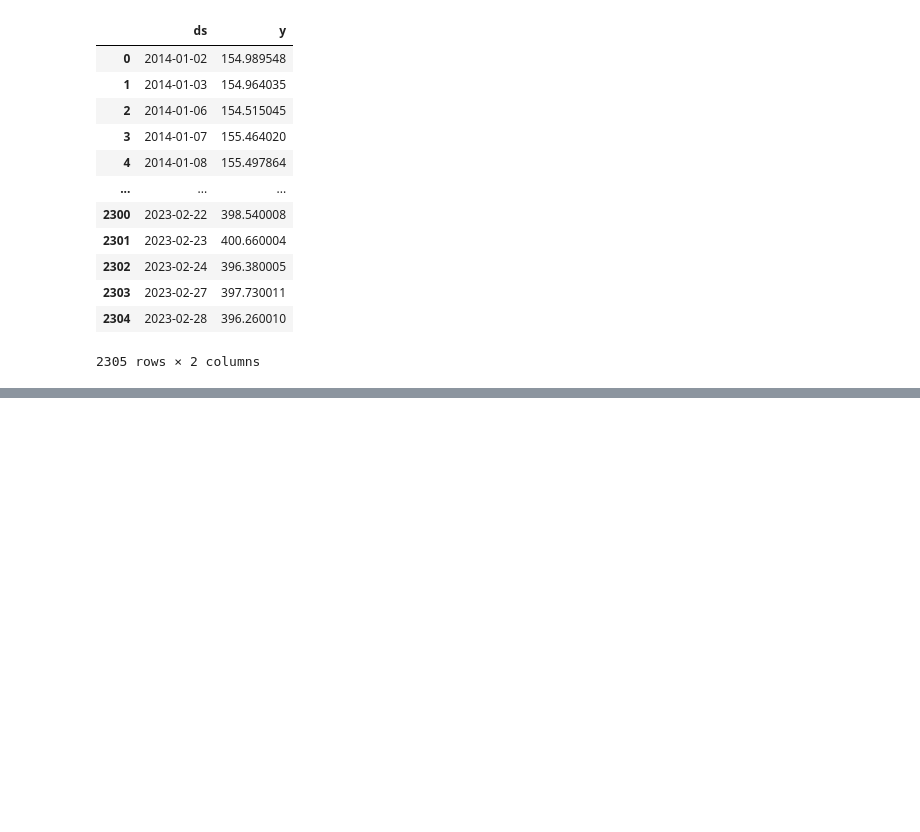
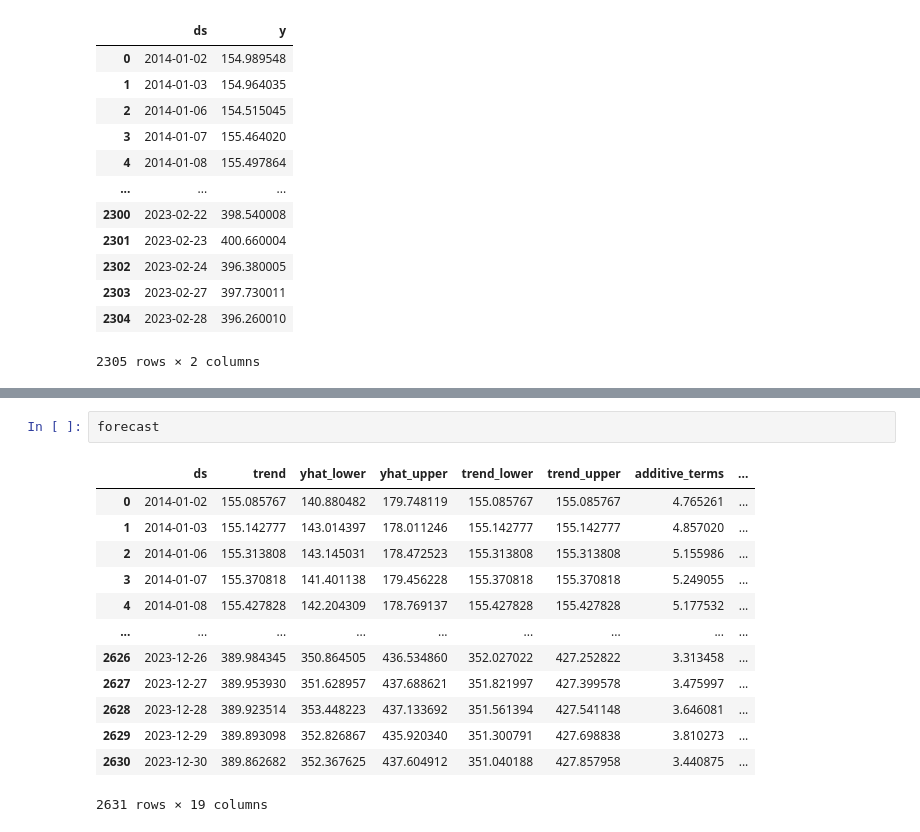
Before and after one commit to briabr/Investment-chat-bot, a Jupyter notebook: test_split_file.ipynb, the cells around one changed output, grey strips where cells are left out. Cells and saved outputs as stored; diff of their text form; blank space fills up the shorter version.

```diff
--- a/test_split_file.ipynb
+++ b/test_split_file.ipynb
@@ -88,0 +88,16 @@ ValueError: Dataframe has less than 2 non-NaN rows.
+# %%
+forecast
+# %% [output]
+|  | ds | trend | yhat_lower | yhat_upper | trend_lower | trend_upper | additive_terms | ... |
+| 0 | 2014-01-02 | 155.085767 | 140.880482 | 179.748119 | 155.085767 | 155.085767 | 4.765261 | ... |
+| 1 | 2014-01-03 | 155.142777 | 143.014397 | 178.011246 | 155.142777 | 155.142777 | 4.857020 | ... |
+| 2 | 2014-01-06 | 155.313808 | 143.145031 | 178.472523 | 155.313808 | 155.313808 | 5.155986 | ... |
+| 3 | 2014-01-07 | 155.370818 | 141.401138 | 179.456228 | 155.370818 | 155.370818 | 5.249055 | ... |
+| 4 | 2014-01-08 | 155.427828 | 142.204309 | 178.769137 | 155.427828 | 155.427828 | 5.177532 | ... |
+| ... | ... | ... | ... | ... | ... | ... | ... | ... |
+| 2626 | 2023-12-26 | 389.984345 | 350.864505 | 436.534860 | 352.027022 | 427.252822 | 3.313458 | ... |
+| 2627 | 2023-12-27 | 389.953930 | 351.628957 | 437.688621 | 351.821997 | 427.399578 | 3.475997 | ... |
+| 2628 | 2023-12-28 | 389.923514 | 353.448223 | 437.133692 | 351.561394 | 427.541148 | 3.646081 | ... |
+| 2629 | 2023-12-29 | 389.893098 | 352.826867 | 435.920340 | 351.300791 | 427.698838 | 3.810273 | ... |
+| 2630 | 2023-12-30 | 389.862682 | 352.367625 | 437.604912 | 351.040188 | 427.857958 | 3.440875 | ... |
+2631 rows × 19 columns
```
Also changed, not shown: parts of 2 cells of this notebook.
